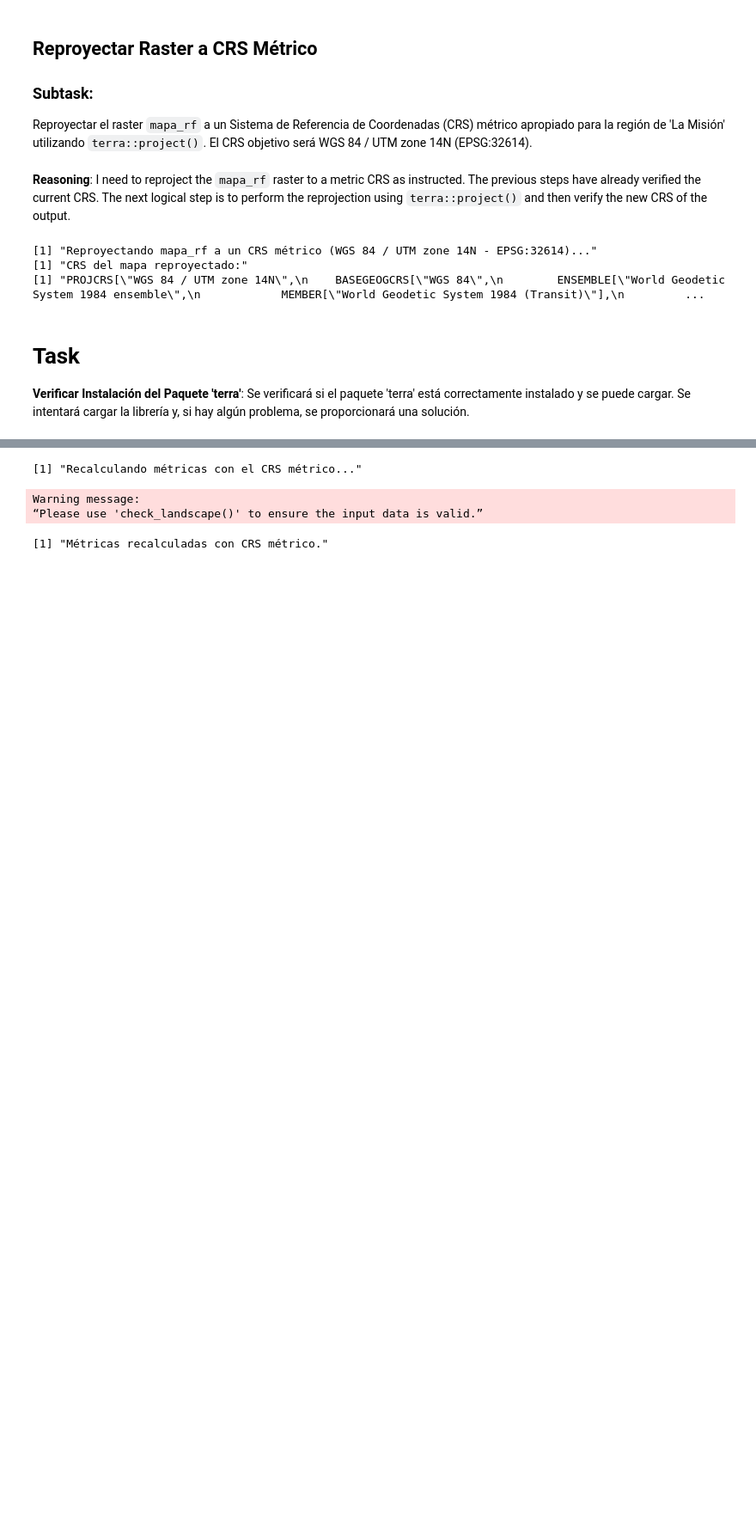
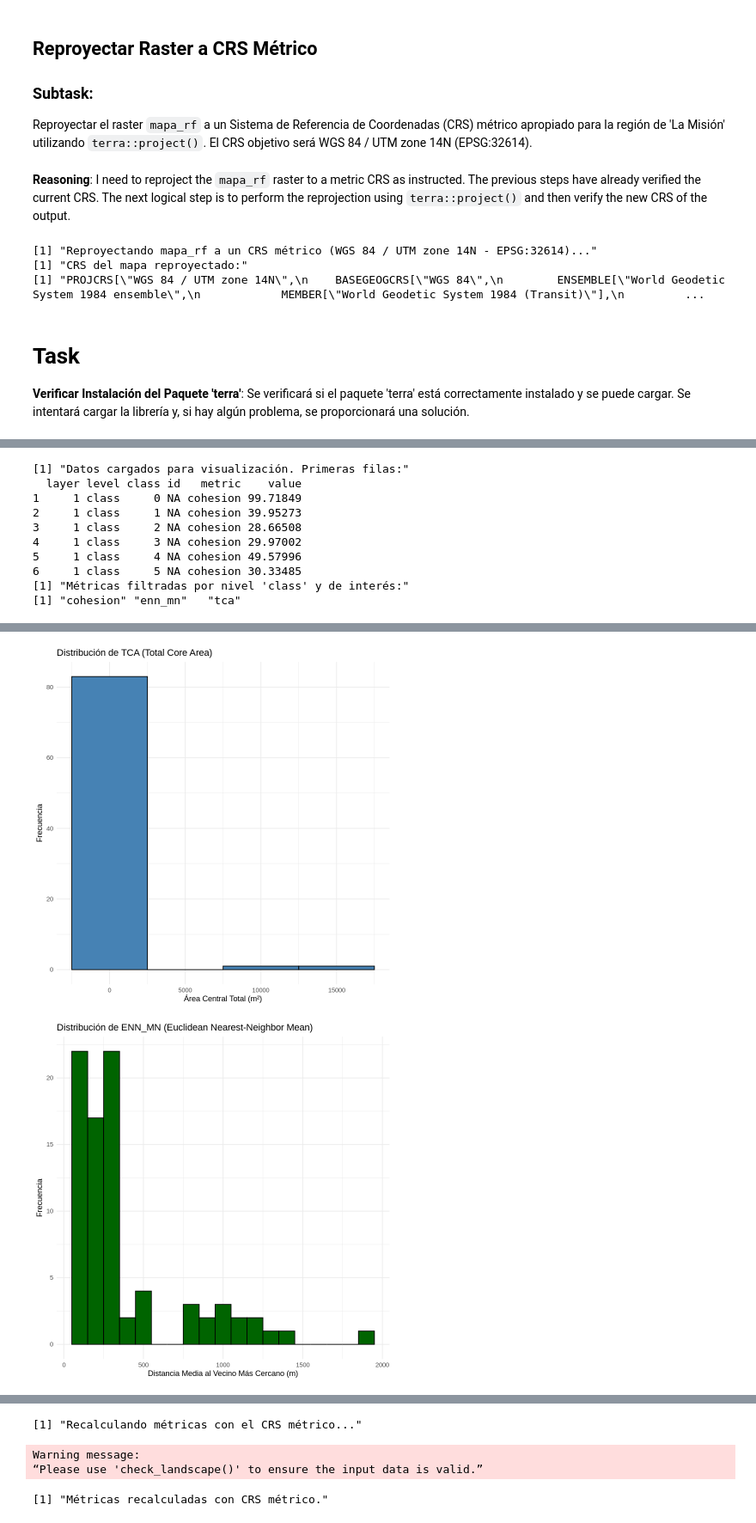
Before and after one commit to nieblasIX/IX-SierraGorda-LandscapeMetrics-R, a Jupyter notebook: IX_SierraGorda_LandscapeMetrics_R.ipynb, the cells around one changed output, grey strips where cells are left out. Shown at 86% size. Drawn from its saved outputs; the diff is of its cells as text; code cells hidden in the pictures; blank space fills up the shorter version.

```diff
--- a/IX_SierraGorda_LandscapeMetrics_R.ipynb
+++ b/IX_SierraGorda_LandscapeMetrics_R.ipynb
@@ -236,0 +287,56 @@ print(terra::crs(mapa_rf_metric))
+# %%
+# Cargar librerías para visualización
+library(ggplot2)
+library(dplyr)
+
+# Cargar las métricas recalculadas desde el archivo CSV
+metricas_visualizacion <- read.csv("Conectividad_Funcional_Jaguar_Metric_CRS.csv")
+
+print("Datos cargados para visualización. Primeras filas:")
+print(head(metricas_visualizacion))
+
+# Filtrar las métricas de clase (C) y mostrar solo las de interés
+metricas_filtradas <- metricas_visualizacion %>%
+  filter(level == "class" & metric %in% c("cohesion", "tca", "enn_mn"))
+
+print("Métricas filtradas por nivel 'class' y de interés:")
+print(unique(metricas_filtradas$metric))
+
+# Crear un histograma para cada métrica
+# TCA (Total Core Area)
+plot_tca <- ggplot(filter(metricas_filtradas, metric == "tca"), aes(x = value)) +
+  geom_histogram(binwidth = 5000, fill = "steelblue", color = "black") +
+  labs(title = "Distribución de TCA (Total Core Area)",
+       x = "Área Central Total (m²)",
+       y = "Frecuencia") +
+  theme_minimal()
+print(plot_tca)
+
+# ENN_MN (Euclidean Nearest-Neighbor Mean)
+plot_enn_mn <- ggplot(filter(metricas_filtradas, metric == "enn_mn"), aes(x = value)) +
+  geom_histogram(binwidth = 100, fill = "darkgreen", color = "black") +
+  labs(title = "Distribución de ENN_MN (Euclidean Nearest-Neighbor Mean)",
+       x = "Distancia Media al Vecino Más Cercano (m)",
+       y = "Frecuencia") +
+  theme_minimal()
+print(plot_enn_mn)
+
+# COHESION (Cohesión)
+plot_cohesion <- ggplot(filter(metricas_filtradas, metric == "cohesion"), aes(x = value)) +
+  geom_histogram(binwidth = 5, fill = "purple", color = "black") +
+  labs(title = "Distribución de Cohesión (COHESION)",
+       x = "Índice de Cohesión",
+       y = "Frecuencia") +
+  theme_minimal()
+print(plot_cohesion)
+# %% [output]
+[1] "Datos cargados para visualización. Primeras filas:"
+  layer level class id   metric    value
+1     1 class     0 NA cohesion 99.71849
+2     1 class     1 NA cohesion 39.95273
+3     1 class     2 NA cohesion 28.66508
+4     1 class     3 NA cohesion 29.97002
+5     1 class     4 NA cohesion 49.57996
+6     1 class     5 NA cohesion 30.33485
+[1] "Métricas filtradas por nivel 'class' y de interés:"
+[1] "cohesion" "enn_mn"   "tca"
@@ -236,0 +345,2 @@ print(terra::crs(mapa_rf_metric))
+[figure, added]
+[figure, added]
```
Also changed, not shown: parts of 7 cells of this notebook.
